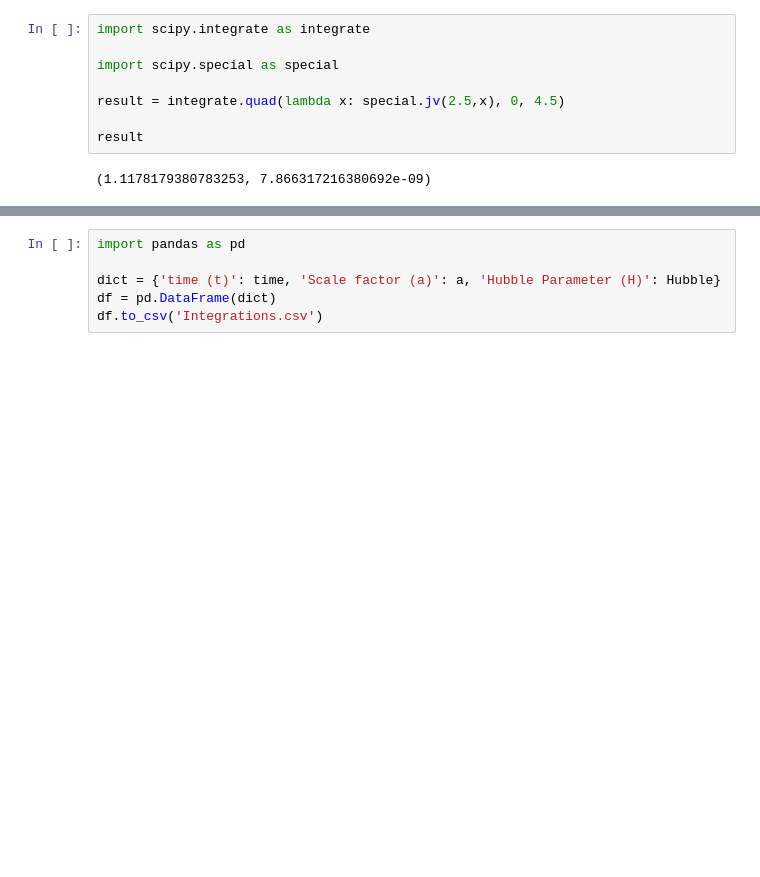
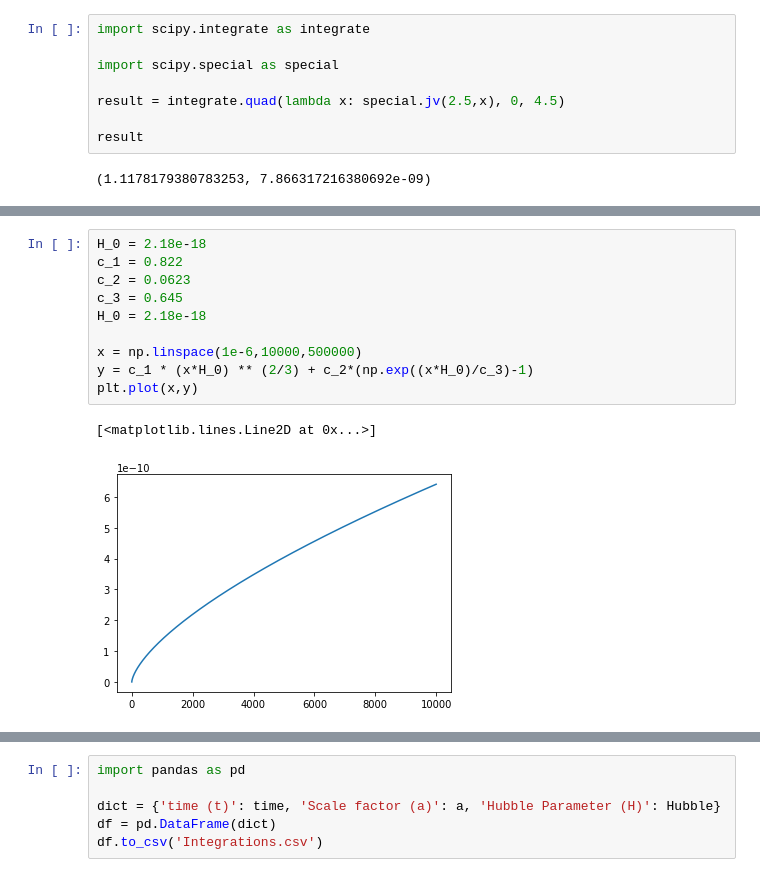
Before and after one commit to MaxJXiao/Cosmic-Strings, a Jupyter notebook: Comoving.ipynb, the cells around one changed output, grey strips where cells are left out. Cells and saved outputs as stored; diff of their text form; blank space fills up the shorter version.

```diff
--- a/Comoving.ipynb
+++ b/Comoving.ipynb
@@ -305,0 +364,13 @@ print(time[-1])
+# %%
+H_0 = 2.18e-18
+c_1 = 0.822
+c_2 = 0.0623
+c_3 = 0.645
+H_0 = 2.18e-18
+
+x = np.linspace(1e-6,10000,500000)
+y = c_1 * (x*H_0) ** (2/3) + c_2*(np.exp((x*H_0)/c_3)-1)
+plt.plot(x,y)
+# %% [output]
+[<matplotlib.lines.Line2D at 0x...>]
+[figure, added]
```
Also changed, not shown: parts of 21 cells of this notebook.
